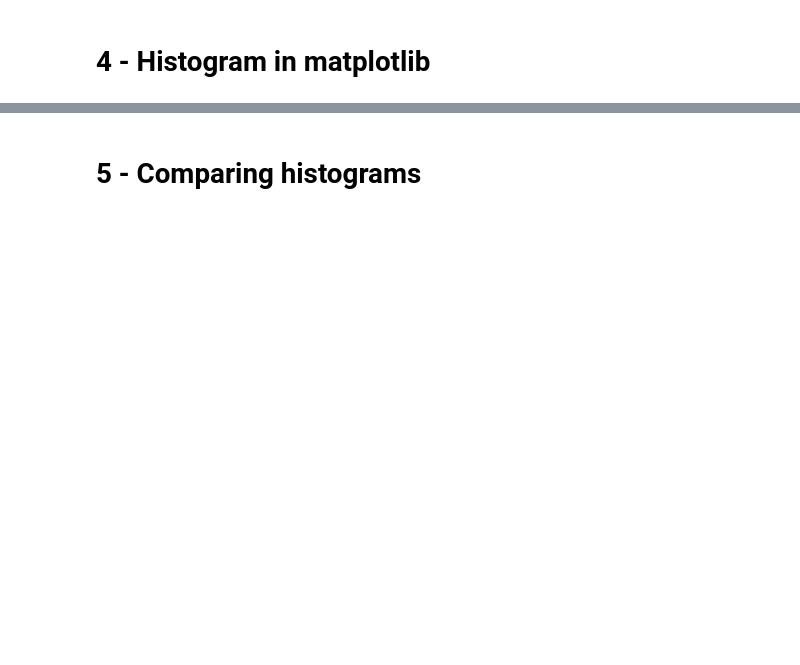
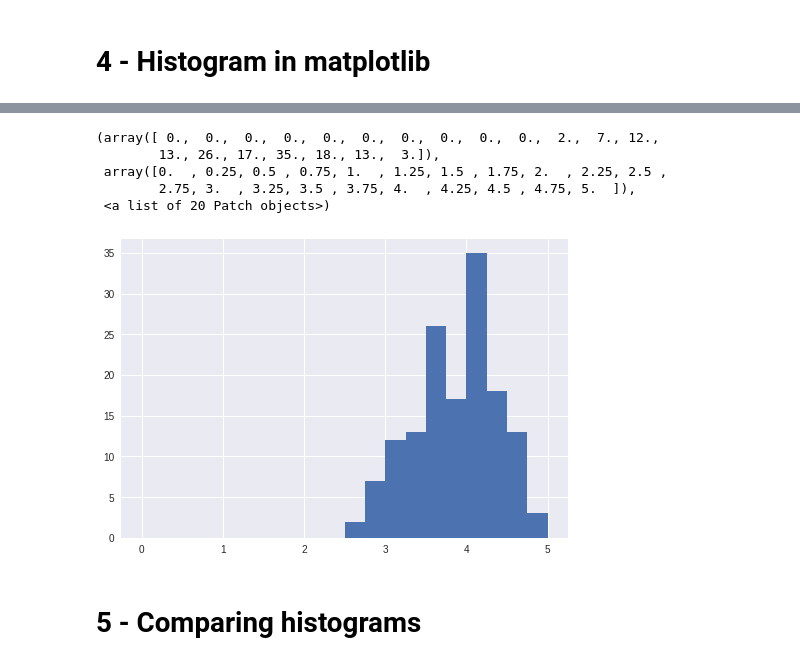
Before and after one commit to carvalheirafc/imd0033_2018_2, a Jupyter notebook: aula14/Lesson_14_Histogram_and_Boxplot.ipynb, the cells around one changed output, grey strips where cells are left out. Saved outputs shown, nothing was run; the diff lists cells and outputs as text; code cells hidden in the pictures; blank space fills up the shorter version.

```diff
--- a/aula14/Lesson_14_Histogram_and_Boxplot.ipynb
+++ b/aula14/Lesson_14_Histogram_and_Boxplot.ipynb
@@ -155,3 +153,16 @@ While histograms use bars whose lengths are scaled to the values they're represe
+# %%
+import matplotlib.pyplot as plt
+
+fig, ax = plt.subplots()
+
+ax.hist(norm_reviews['Fandango_Ratingvalue'],20 , range=(0, 5))
+# %% [output]
+(array([ 0.,  0.,  0.,  0.,  0.,  0.,  0.,  0.,  0.,  0.,  2.,  7., 12.,
+        13., 26., 17., 35., 18., 13.,  3.]),
+ array([0.  , 0.25, 0.5 , 0.75, 1.  , 1.25, 1.5 , 1.75, 2.  , 2.25, 2.5 ,
+        2.75, 3.  , 3.25, 3.5 , 3.75, 4.  , 4.25, 4.5 , 4.75, 5.  ]),
+ <a list of 20 Patch objects>)
+[figure, added]
 # %% [markdown]
 # 5 - Comparing histograms
 # %% [markdown]
```
Also changed, not shown: parts of 4 cells of this notebook.
